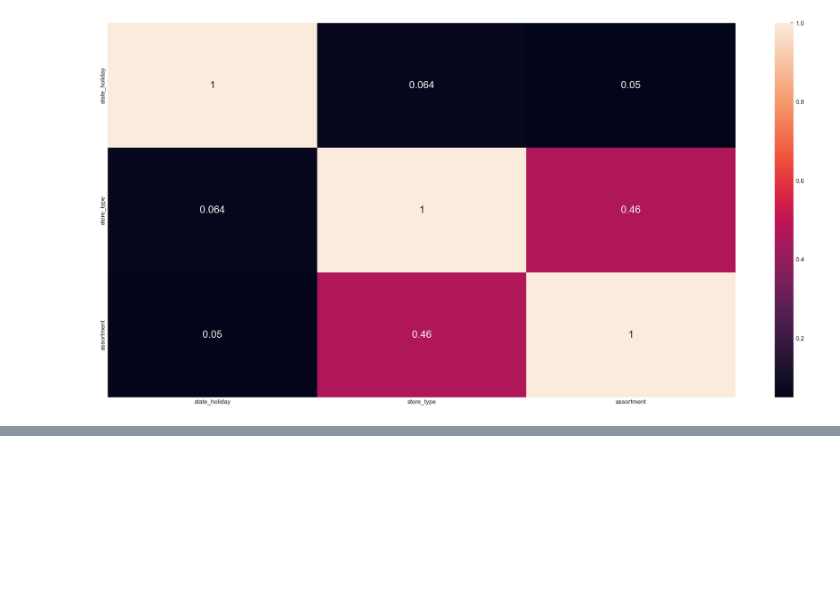
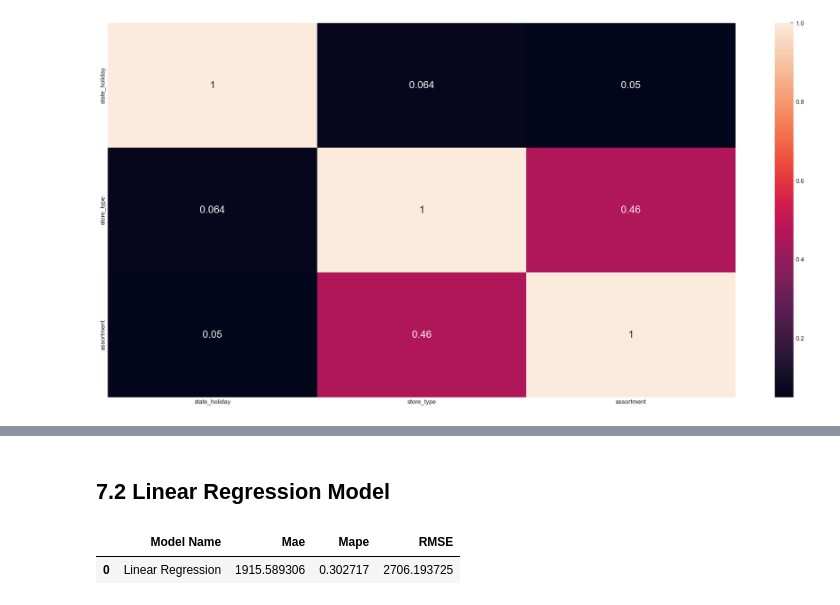
Before and after one commit to wesleymartins95/Rossman_insights, a Jupyter notebook: store_sales_prediction.ipynb, the cells around one changed output, grey strips where cells are left out. Saved outputs shown, nothing was run; the diff lists cells and outputs as text; code cells hidden in the pictures; blank space fills up the shorter version.

```diff
--- a/store_sales_prediction.ipynb
+++ b/store_sales_prediction.ipynb
@@ -789,0 +925,26 @@ df5['week_of_year_cos'] = df5['week_of_year'].apply(lambda x: np.cos(x * (2. * n
+# %%
+# copiando as features escolhidas p/ dataset, assim n será preciso rodar o boruta.
+cols_selected_boruta = ['store',
+ 'promo',
+ 'store_type',
+ 'assortment',
+ 'competition_distance',
+ 'competition_open_since_month',
+ 'competition_open_since_year',
+ 'promo2',
+ 'promo2_since_week',
+ 'promo2_since_year',
+ 'competition_time_month',
+ 'promo_time_week',
+ 'month_cos',
+ 'month_sin',
+ 'day_of_week_sin',
+ 'day_of_week_cos',
+ 'day_sin',
+ 'day_cos']
+
+## add date para separar os conjunto de dados e o sales é a variavel resposta/fenomeno para treinar os algoritmos.
+feat_to_add = ['date','sales']
+
+#final features
+#cols_selected_boruta.extend(feat_to_add)#metodo extend add os elementos da 'feat_to_add' no final da lista cols_selected_boruta.
@@ -789,0 +989,14 @@ df5['week_of_year_cos'] = df5['week_of_year'].apply(lambda x: np.cos(x * (2. * n
+# %% [markdown]
+## 7.2 Linear Regression Model
+# %%
+#model
+lr= LinearRegression().fit(X_train,y_train)
+
+#prediction
+yhat_lr =lr.predict(X_test)
+
+lr_result = ml_error('Linear Regression',np.expm1(y_test),np.expm1(yhat_lr))
+lr_result
+# %% [output]
+|  | Model Name | Mae | Mape | RMSE |
+| 0 | Linear Regression | 1915.589306 | 0.302717 | 2706.193725 |
```
Also changed, not shown: parts of 60 cells of this notebook.
